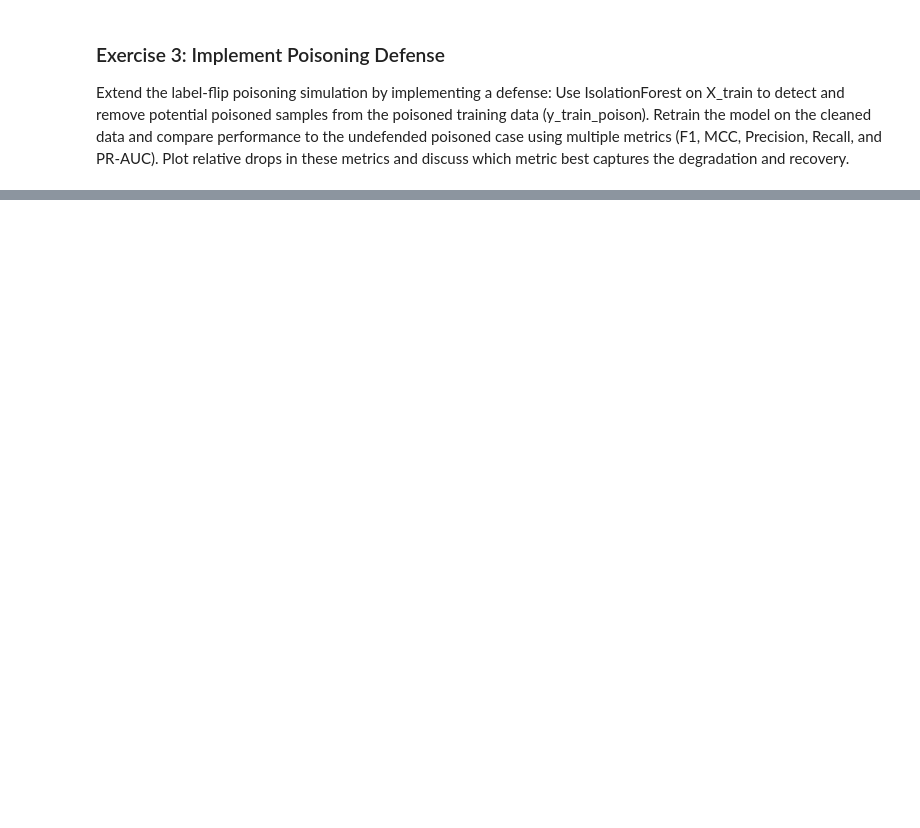
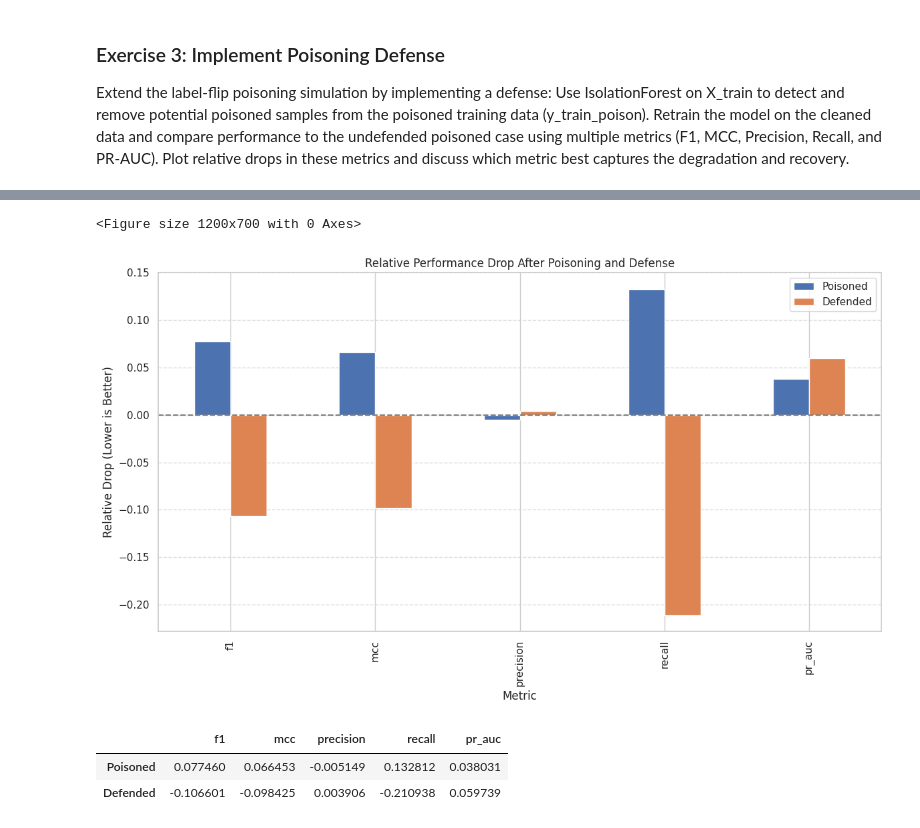
Before and after one commit to Affapple/ai_cyber_pratical_classes, a Jupyter notebook: src/08_anomaly/Anomaly_detection_drift.ipynb, the cells around one changed output, grey strips where cells are left out. Cells and saved outputs as stored; diff of their text form; code cells hidden in the pictures; blank space fills up the shorter version.

```diff
--- a/src/08_anomaly/Anomaly_detection_drift.ipynb
+++ b/src/08_anomaly/Anomaly_detection_drift.ipynb
@@ -869,3 +1075,78 @@ Track overall accuracy and F1-score over the stream, plot the results for both a
 # %% [markdown]
 ### Exercise 3: Implement Poisoning Defense
 Extend the label-flip poisoning simulation by implementing a defense: Use IsolationForest on X_train to detect and remove potential poisoned samples from the poisoned training data (y_train_poison). Retrain the model on the cleaned data and compare performance to the undefended poisoned case using multiple metrics (F1, MCC, Precision, Recall, and PR-AUC). Plot relative drops in these metrics and discuss which metric best captures the degradation and recovery.
+# %%
+from sklearn.linear_model import LogisticRegression
+from sklearn.metrics import matthews_corrcoef, f1_score, precision_score, recall_score
+from sklearn.ensemble import IsolationForest
+
+if X_train is None or y_train_poison is None:
+    print("Dataset not loaded, please load it first")
+else:
+    # Helper function to compute all metrics
+    def get_all_metrics(y_true, y_pred, y_scores):
+        return {
+            'f1': f1_score(y_true, y_pred),
+            'mcc': matthews_corrcoef(y_true, y_pred),
+            'precision': precision_score(y_true, y_pred),
+            'recall': recall_score(y_true, y_pred),
+            'pr_auc': pr_auc(y_true, y_scores)
+        }
+
+    ## Get Baseline and Poisoned Model Performance
+    # Baseline model
+    model_base = LogisticRegression(max_iter=500, random_state=42)
+    model_base.fit(X_train, y_train)
+    y_pred_base = model_base.predict(X_test)
+    y_scores_base = model_base.decision_function(X_test)
+    metrics_base = get_all_metrics(y_test, y_pred_base, y_scores_base)
+    print(f"Baseline Metrics: {metrics_base}")
+
+    # Poisoned model
+    model_poisoned = LogisticRegression(max_iter=500, random_state=42)
+    model_poisoned.fit(X_train, y_train_poison)
+    y_pred_poisoned = model_poisoned.predict(X_test)
+    y_scores_poisoned = model_poisoned.decision_function(X_test)
+    metrics_poisoned = get_all_metrics(y_test, y_pred_poisoned, y_scores_poisoned)
+    print(f"Poisoned Metrics: {metrics_poisoned}")
+
+    ## Implement Defense
+    isol_forest_defender = IsolationForest(random_state=42)
+    isol_forest_defender.fit(X_train)
+
+    # Get supposedly inliers
+    inliers_idx = isol_forest_defender.predict(X_train) == 1
+
+    # Create the cleaned training set by keeping only the inliers
+    X_train_cleaned = X_train[inliers_idx]
+    y_train_cleaned = y_train_poison[inliers_idx]
+
+    print(f"Removed {len(y_train) - len(y_train_cleaned)} potential poisoned samples from training data.")
+
+    ## Retrain on Cleaned Data
+    model_defended = LogisticRegression(max_iter=500, random_state=42)
+    model_defended.fit(X_train_cleaned, y_train_cleaned)
+    y_pred_defended = model_defended.predict(X_test)
+    y_scores_defended = model_defended.decision_function(X_test)
+    metrics_defended = get_all_metrics(y_test, y_pred_defended, y_scores_defended)
+    print(f"Defended Metrics: {metrics_defended}")
+
+    ## Plot Relative Metric Drops
+    metrics_df = pd.DataFrame([metrics_base, metrics_poisoned, metrics_defended],
+                              index=['Baseline', 'Poisoned', 'Defended'])
+
+    # Calculate relative drop
+    relative_drop = (metrics_df.loc['Baseline'] - metrics_df.drop('Baseline')) / metrics_df.loc['Baseline']
+
+    plt.figure(figsize=(12, 7))
+    relative_drop.T.plot(kind='bar', figsize=(12, 7))
+    plt.title('Relative Performance Drop After Poisoning and Defense')
+    plt.ylabel('Relative Drop (Lower is Better)')
+    plt.xlabel('Metric')
+    plt.axhline(0, color='grey', linestyle='--')
+    plt.grid(axis='y', linestyle='--', alpha=0.7)
+    plt.tight_layout()
+    plt.show()
+
+    display(relative_drop)
+# %% [output]
@@ -871,0 +1158,5 @@ Extend the label-flip poisoning simulation by implementing a defense: Use Isolat
+<Figure size 1200x700 with 0 Axes>
+[figure, added]
+|  | f1 | mcc | precision | recall | pr_auc |
+| Poisoned | 0.077460 | 0.066453 | -0.005149 | 0.132812 | 0.038031 |
+| Defended | -0.106601 | -0.098425 | 0.003906 | -0.210938 | 0.059739 |
```
Also changed, not shown: parts of 11 cells of this notebook, 3 other files.
